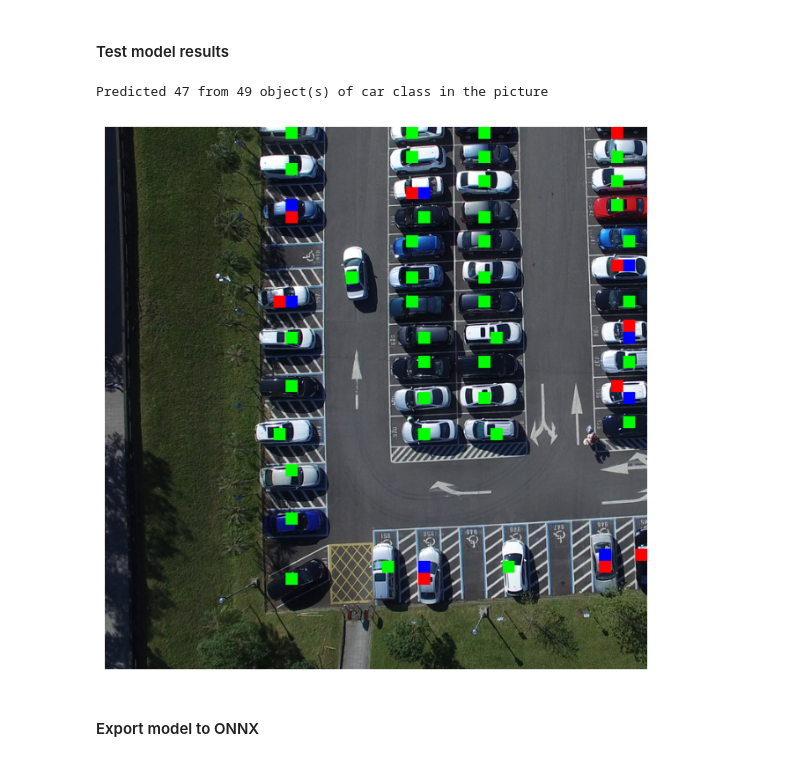
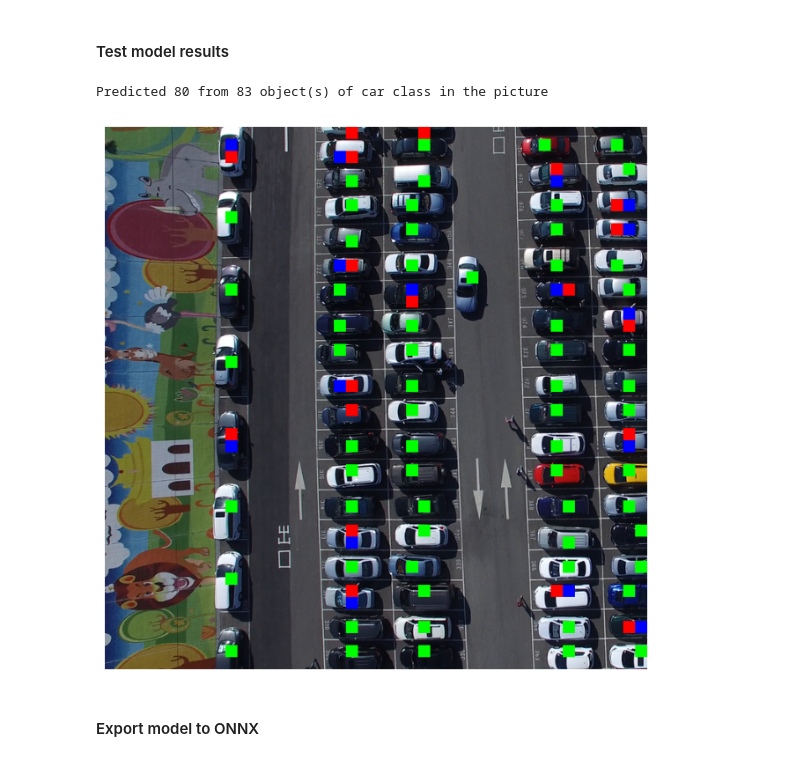
Before and after one commit to krzy3chu/FOMO, a Jupyter notebook: fomo.ipynb, the cells around one changed output. Saved outputs shown, nothing was run; the diff lists cells and outputs as text; code cells hidden in the pictures.

```diff
--- a/fomo.ipynb
+++ b/fomo.ipynb
@@ -48,10 +48,9 @@ class BoundingBoxToMask:
         self._grid_scale = grid_scale
         self._number_of_classes = number_of_classes
 
-    def __call__(self, label: TextIOBase) -> (torch.TensorType, list[int]):
+    def __call__(self, label: TextIOBase) -> (torch.Tensor, list[int]):
         """
         Convert YOLO bounding boxes stored in .txt files to FOMO centroids. Used in label processing.
-
         @label: .txt filename with bounding boxes
         @returns:
             - mask: binary tensor with centroids marked with ones and background marked with zeroes
@@ -247,22 +242,24 @@ def fomo_net(weights: None) -> nn.Module:
 #### Postprocess function
 # %%
 def postprocess_prediction(
-    mask_pred: torch.Tensor, connected: bool=True) -> (torch.Tensor, torch.Tensor):
+    mask_pred: torch.Tensor, connected: bool=True) -> (torch.Tensor, torch.IntTensor):
     """
-    Postprocesses FOMO mask prediction, apply threshold and remove multiple detections of the same object
+    Postprocesses FOMO mask prediction, apply threshold and remove multiple detections of the same object.
 
     @mask_pred: raw output from FOMO model with sigmoid function applied
-    @connected: if False doesn't apply connected algorithm, may be used for debugging purpouses
+    @connected: if set false doesn't apply connected algorithm, may be used for debugging purpouses
     @returns:
-        - mask_pred
-        - obj_cnt
+        - mask_pred: processed prediction binary mask with centroids marked
+        - obj_cnt: predicted number of objects in mask
     """
     obj_cnt = []
+    # iterate for every channel in every mask in batch
     for single_mask_pred in mask_pred.unbind(0):
         for i, channel in enumerate(single_mask_pred.unbind(0)):
             channel = channel.numpy()
             binary_channel = np.where(channel > DETECTION_THRESHOLD, 1.0, 0.0).astype(np.int8)
             if connected:
+                # apply algorithm, which finds connected groups of cells in mask
                 number_of_blobs, blobs = cv2.connectedComponentsWithAlgorithm(
                     binary_channel,
                     connectivity=8,
@@ -270,9 +267,12 @@ def postprocess_prediction(
                     ccltype=cv2.CCL_WU,
                 )
                 binary_channel.fill(0)
+                # iterate for every group of cells
                 for blob in range(1, number_of_blobs):
+                    # apply blob mask for a raw model output
                     blob_mask = (blobs == blob)
                     blob_channel = np.logical_and(channel, blob_mask)
+                    # find indexes of maximum value in masked output
                     max_val = np.max(blob_channel)
                     max_idx = np.where(blob_channel == max_val)
                     x = max_idx[0][0]
@@ -443,13 +474,21 @@ test_RootMeanSquaredError    4.065042018890381
 #### Inspect dataset images and masks
 # %%
 def convert_from_tensor(img: torch.tensor, mask: torch.tensor) -> (np.ndarray, np.ndarray):
-    img = img.permute(1, 2, 0).numpy().astype(int)
-    mask_res = cv2.resize(
+    """
+    Converts model output to numpy arrays, convienent to display in matplotlib.
+    @img: image returned from dataset
+    @mask: mask corresponding to image
+    @returns:
+        img:
+        mask_res:
+    """
+    img_np = img.permute(1, 2, 0).numpy().astype(int)
+    mask_np = cv2.resize(
         mask.numpy(),
         dsize=(IMAGE_RESOLUTION, IMAGE_RESOLUTION),
         interpolation=cv2.INTER_NEAREST,
     )
-    return img, mask_res
+    return img_np, mask_np
 # %%
 SUBSET = Path("training")
 DATA_IDX = 0
@@ -474,35 +515,38 @@ print(str(count[class_idx]), "object(s) of", CLASS, "class in the picture")
 # %% [markdown]
 #### Test model results
 # %%
-DATA_IDX = 27
+DATA_IDX = 90
 CLASS = "car"
 
+# obtain input data from dataset
 class_idx = CLASSES[CLASS]
 test_dataset = VehicleDataset(
             DATASET_DIR / Path("test" if TEST_DATASET else "validation"),
             vehicle_data_module._transform,
             vehicle_data_module._target_transform,
 )
 image, mask, count = test_dataset = test_dataset[DATA_IDX]
+# evaluate model based on given data
 with torch.no_grad():
     FOMO_model.eval()
     mask_pred = FOMO_model(image.unsqueeze(0)).cpu()
     mask_processed, cnt_processed = postprocess_prediction(mask_pred)
 mask_processed = mask_processed.squeeze(0)
-
+# mark cells with color on reference image, according to classification case
 _, mask = convert_from_tensor(image, mask[class_idx])
 image, mask_processed = convert_from_tensor(image, mask_processed[class_idx])
-image[mask == 1] = (255, 0, 0)
-image[mask_processed == 1] = (0, 0, 255)
+image[mask == 1] = (255, 0, 0)                      # mark as red false negatives
+image[mask_processed == 1] = (0, 0, 255)            # mark as blue false positives
 mask_check = np.logical_and(mask, mask_processed)
-image[mask_check == 1] = (0, 255, 0)
+image[mask_check == 1] = (0, 255, 0)                # mark as green true positives
+# diplay processed results
 plt.figure(figsize = (8,8))
 plt.axis('off')
 plt.imshow(image)
 print("Predicted", str(cnt_processed[class_idx].item()), "from" , str(count[class_idx]), "object(s) of", CLASS, "class in the picture")
 # %% [output]
-Predicted 47 from 49 object(s) of car class in the picture
+Predicted 80 from 83 object(s) of car class in the picture
-[figure, old version]
+[figure, new version]
 # %% [markdown]
 #### Export model to ONNX
 # %%
```
Also changed, not shown: parts of 12 cells of this notebook, 1 other file.
